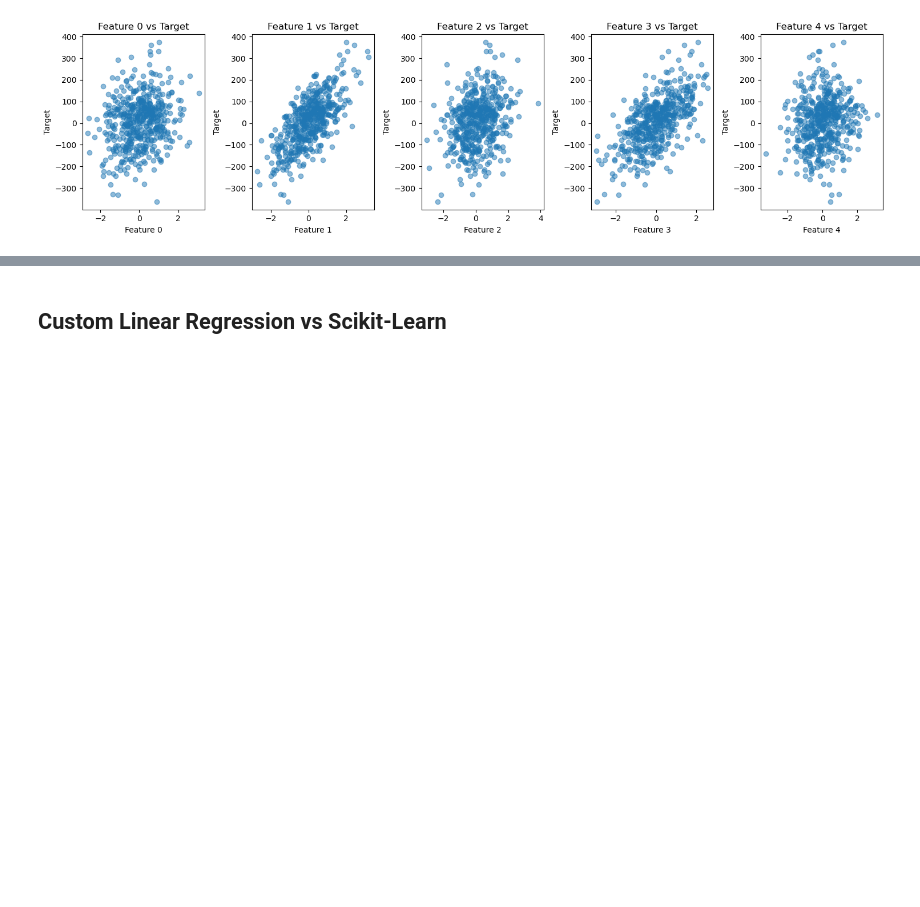
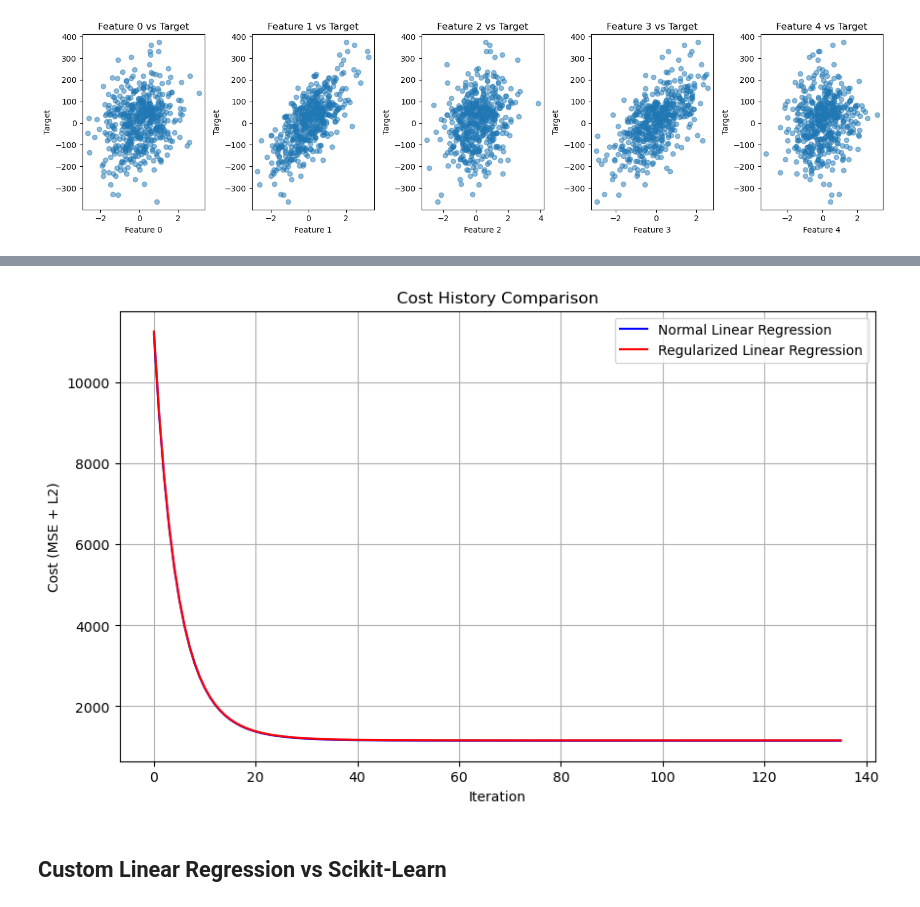
Before and after one commit to Proenca13/AI_Logistic-Linear_Regression, a Jupyter notebook: model_validation.ipynb, the cells around one changed output, grey strips where cells are left out. Cells and saved outputs as stored; diff of their text form; code cells hidden in the pictures; blank space fills up the shorter version.

Commit message:
Linear Regression: With vs Without L2 Regularization

```diff
--- a/model_validation.ipynb
+++ b/model_validation.ipynb
@@ -282,0 +282,26 @@ plt.show()
+# %%
+# Train normal model on challenging dataset
+normal_model_chall = LinearRegression(learning_rate=0.1, iterations=1000, lambda_=0)
+normal_model_chall.fit(X_train_chall, y_train_chall)
+y_pred_normal = normal_model_chall.predict(X_test_chall)
+
+print(y_pred_normal[:5])
+print(y_test_chall[:5])
+print("\n")
+
+# Train regularized model on challenging dataset
+regularized_model_chall = LinearRegression(learning_rate=0.1, iterations=1000, lambda_=0.1)
+regularized_model_chall.fit(X_train_chall, y_train_chall)
+y_pred_regularized = regularized_model_chall.predict(X_test_chall)
+
+print(y_pred_regularized[:5])
+print(y_test_chall[:5])
+print("\n")
+
+# Compare weights
+print(f"Regularized weights: {regularized_model_chall.weights}")
+print(f"Normal weights: {normal_model_chall.weights}\n")
+
+# Compare bias
+print(f"Regularized bias: {regularized_model_chall.bias}")
+print(f"Normal bias: {normal_model_chall.bias}")
@@ -283,2 +367,18 @@ plt.show()
+# %%
+## Compare Cost History
+cost_normal = normal_model_chall.cost_history
+cost_regularized = regularized_model_chall.cost_history
+
+plt.figure(figsize=(10,6))
+plt.plot(cost_normal, label="Normal Linear Regression", color='blue')
+plt.plot(cost_regularized, label="Regularized Linear Regression", color='red')
+plt.xlabel("Iteration")
+plt.ylabel("Cost (MSE + L2)")
+plt.title("Cost History Comparison")
+plt.legend()
+plt.grid(True)
+plt.show()
+# %% [output]
+[figure, added]
 # %% [markdown]
 ## Custom Linear Regression vs Scikit-Learn
```
Also changed, not shown: parts of 10 cells of this notebook.
